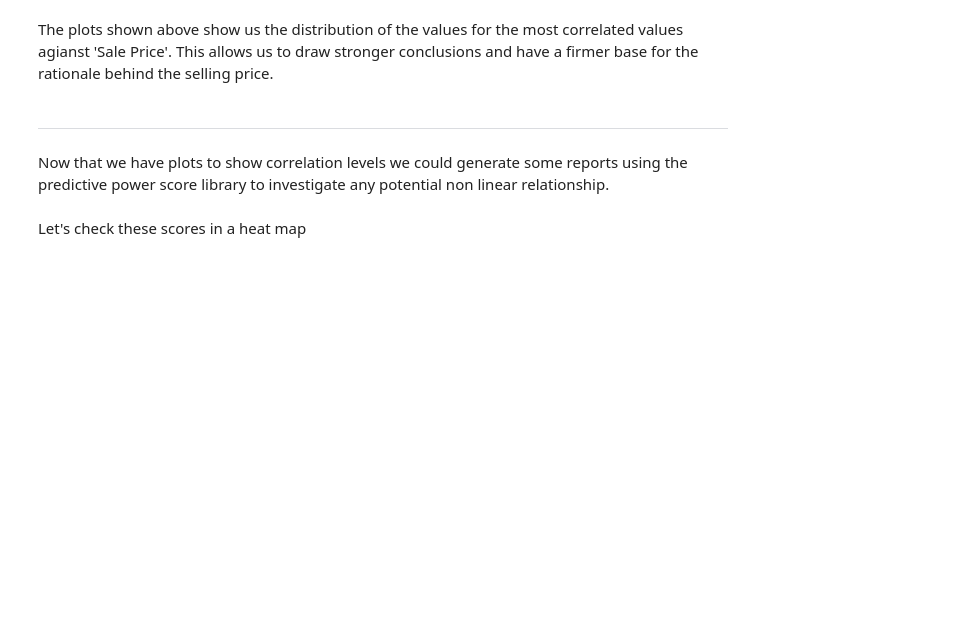
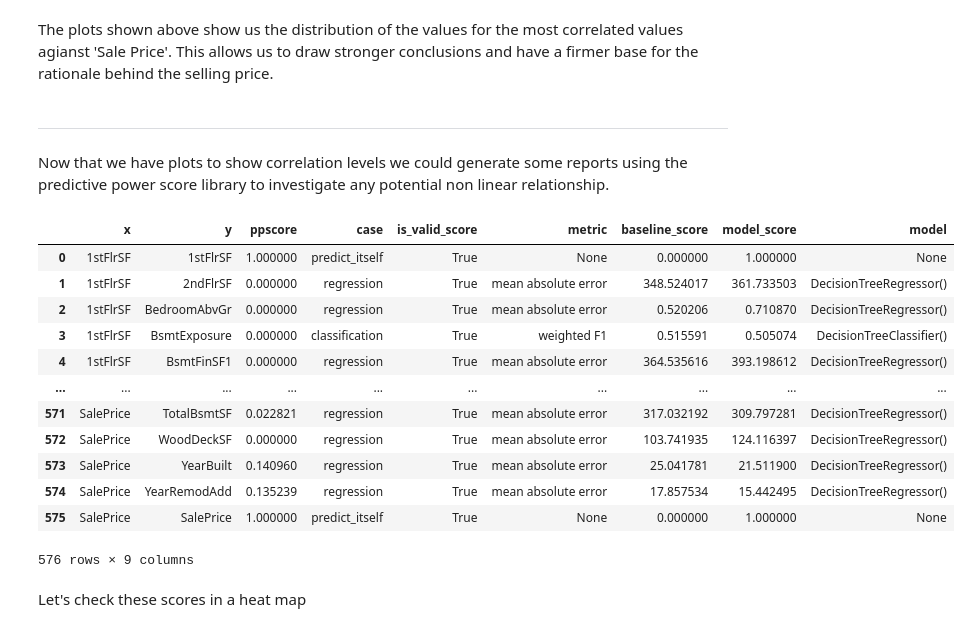
Before and after one commit to DevFabrizio/Fabrizio-Project-Five, a Jupyter notebook: jupyter_notebooks/Correlation Study.ipynb, the cells around one changed output. Cells and saved outputs as stored; diff of their text form; code cells hidden in the pictures; blank space fills up the shorter version.

```diff
--- a/jupyter_notebooks/Correlation Study.ipynb
+++ b/jupyter_notebooks/Correlation Study.ipynb
@@ -120,7 +206,22 @@ This allows us to draw stronger conclusions and have a firmer base for the ratio
 Now that we have plots to show correlation levels we could generate some reports using the predictive power score library to investigate any potential non linear relationship.
 # %%
 import ppscore as pps
+df = pd.read_csv('/workspaces/Fabrizio-Project-Five/inputs/datasets/raw/house-price-20211124T154130Z-001/house-price/house_prices_records.csv')
 pps.matrix(df=df)
+# %% [output]
+|  | x | y | ppscore | case | is_valid_score | metric | baseline_score | model_score | model |
+| 0 | 1stFlrSF | 1stFlrSF | 1.000000 | predict_itself | True | None | 0.000000 | 1.000000 | None |
+| 1 | 1stFlrSF | 2ndFlrSF | 0.000000 | regression | True | mean absolute error | 348.524017 | 361.733503 | DecisionTreeRegressor() |
+| 2 | 1stFlrSF | BedroomAbvGr | 0.000000 | regression | True | mean absolute error | 0.520206 | 0.710870 | DecisionTreeRegressor() |
+| 3 | 1stFlrSF | BsmtExposure | 0.000000 | classification | True | weighted F1 | 0.515591 | 0.505074 | DecisionTreeClassifier() |
+| 4 | 1stFlrSF | BsmtFinSF1 | 0.000000 | regression | True | mean absolute error | 364.535616 | 393.198612 | DecisionTreeRegressor() |
+| ... | ... | ... | ... | ... | ... | ... | ... | ... | ... |
+| 571 | SalePrice | TotalBsmtSF | 0.022821 | regression | True | mean absolute error | 317.032192 | 309.797281 | DecisionTreeRegressor() |
+| 572 | SalePrice | WoodDeckSF | 0.000000 | regression | True | mean absolute error | 103.741935 | 124.116397 | DecisionTreeRegressor() |
+| 573 | SalePrice | YearBuilt | 0.140960 | regression | True | mean absolute error | 25.041781 | 21.511900 | DecisionTreeRegressor() |
+| 574 | SalePrice | YearRemodAdd | 0.135239 | regression | True | mean absolute error | 17.857534 | 15.442495 | DecisionTreeRegressor() |
+| 575 | SalePrice | SalePrice | 1.000000 | predict_itself | True | None | 0.000000 | 1.000000 | None |
+576 rows × 9 columns
 # %% [markdown]
 Let's check these scores in a heat map
 # %%
```
Also changed, not shown: parts of 10 cells of this notebook, 26 other files.
